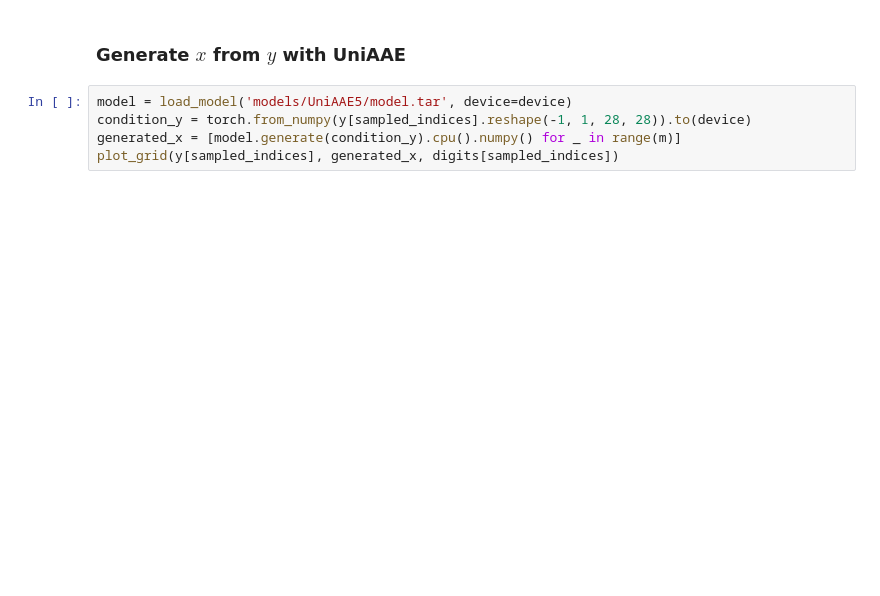
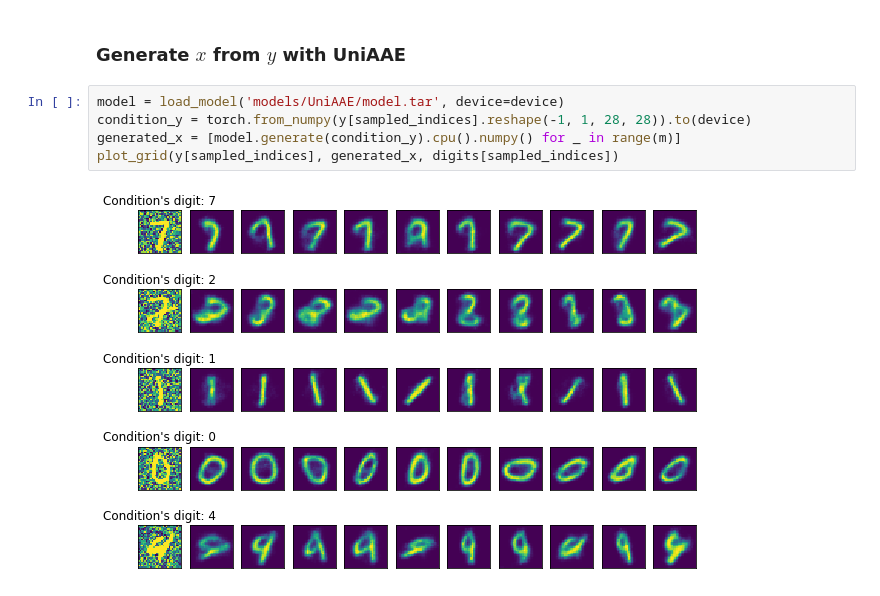
Before and after one commit to insilicomedicine/BiAAE, a Jupyter notebook: Visualization.ipynb, the cells around one changed output. Drawn from its saved outputs; the diff is of its cells as text; blank space fills up the shorter version.

```diff
--- a/Visualization.ipynb
+++ b/Visualization.ipynb
@@ -90,7 +90,9 @@ plot_grid(y[sampled_indices], generated_x, digits[sampled_indices])
 # %% [markdown]
 ### Generate $x$ from $y$ with UniAAE
 # %%
-model = load_model('models/UniAAE5/model.tar', device=device)
+model = load_model('models/UniAAE/model.tar', device=device)
 condition_y = torch.from_numpy(y[sampled_indices].reshape(-1, 1, 28, 28)).to(device)
 generated_x = [model.generate(condition_y).cpu().numpy() for _ in range(m)]
 plot_grid(y[sampled_indices], generated_x, digits[sampled_indices])
+# %% [output]
+[figure, added]
```
Also changed, not shown: parts of 1 cell of this notebook, 1 other file.
